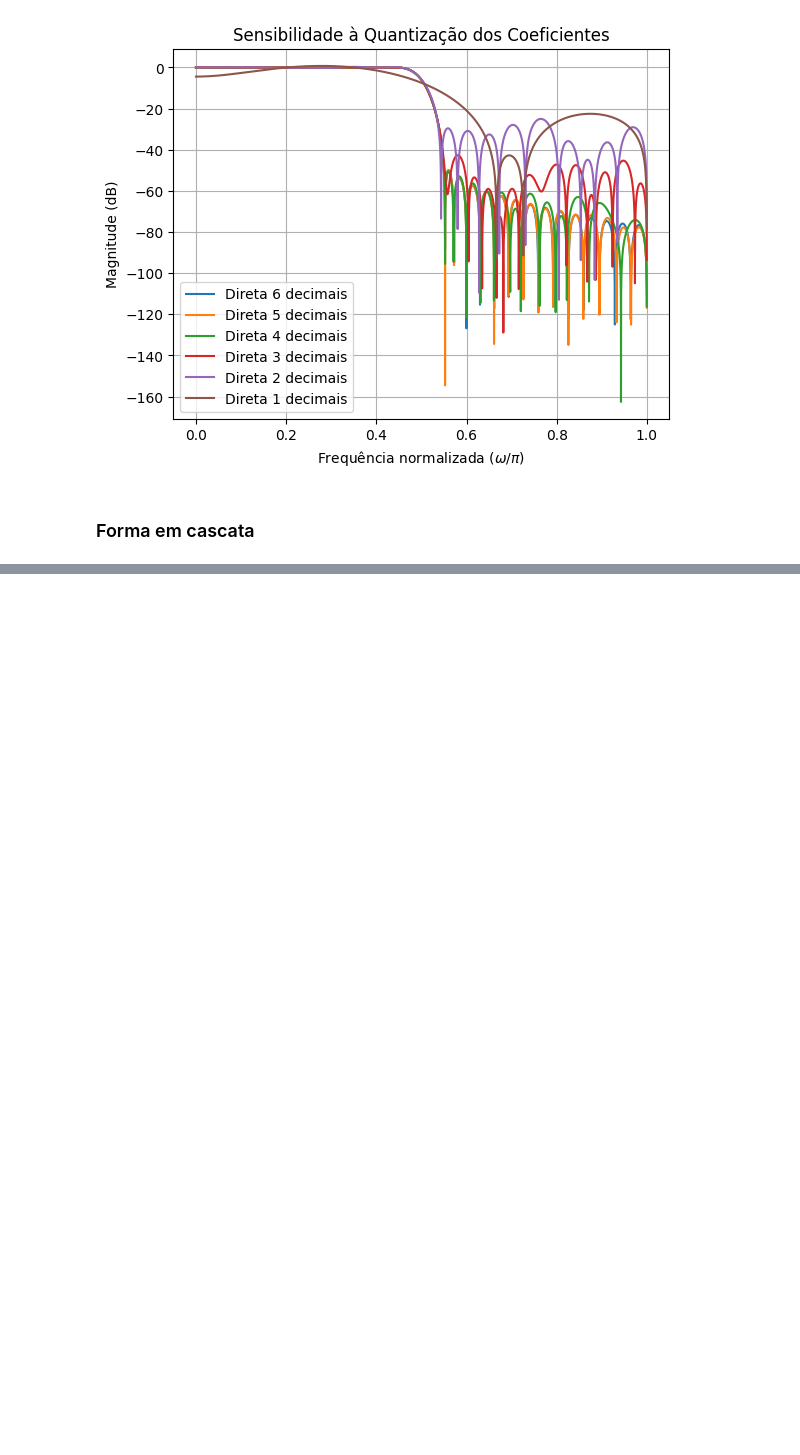
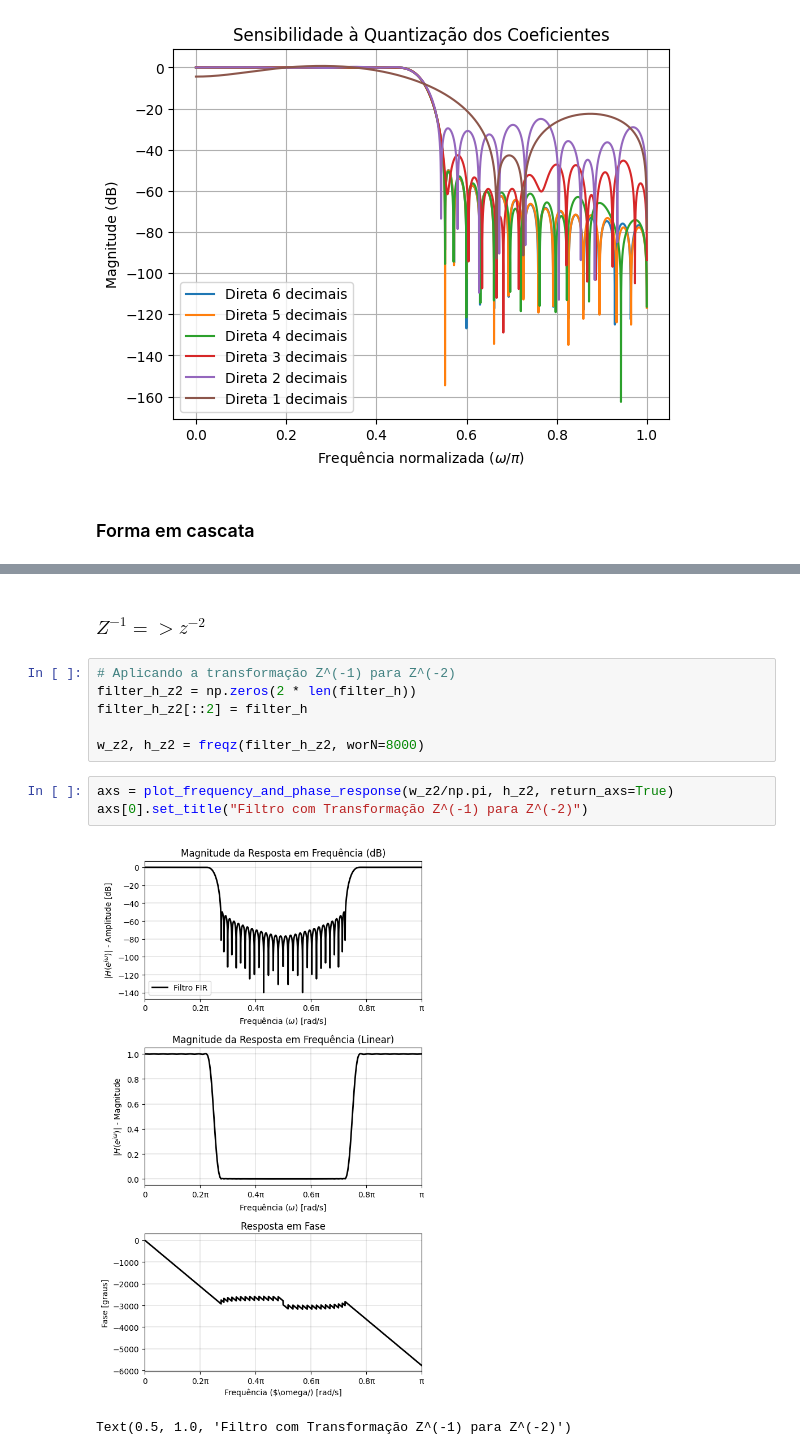
Before and after one commit to IvonLuiz/FIR_Filter_WindowMethod, a Jupyter notebook: notebook/FIR.ipynb, the cells around one changed output, grey strips where cells are left out. Saved outputs shown, nothing was run; the diff lists cells and outputs as text; blank space fills up the shorter version.

```diff
--- a/notebook/FIR.ipynb
+++ b/notebook/FIR.ipynb
@@ -325,0 +353,14 @@ d:\Code\Projetos\FIR_Filter_WindowMethod\.venv\Lib\site-packages\scipy\signal\_f
+# %% [markdown]
+### $Z^{-1} => z^{-2}$
+# %%
+# Aplicando a transformação Z^(-1) para Z^(-2)
+filter_h_z2 = np.zeros(2 * len(filter_h))
+filter_h_z2[::2] = filter_h
+
+w_z2, h_z2 = freqz(filter_h_z2, worN=8000)
+# %%
+axs = plot_frequency_and_phase_response(w_z2/np.pi, h_z2, return_axs=True)
+axs[0].set_title("Filtro com Transformação Z^(-1) para Z^(-2)")
+# %% [output]
+[figure, added]
+Text(0.5, 1.0, 'Filtro com Transformação Z^(-1) para Z^(-2)')
```
Also changed, not shown: parts of 26 cells of this notebook.
